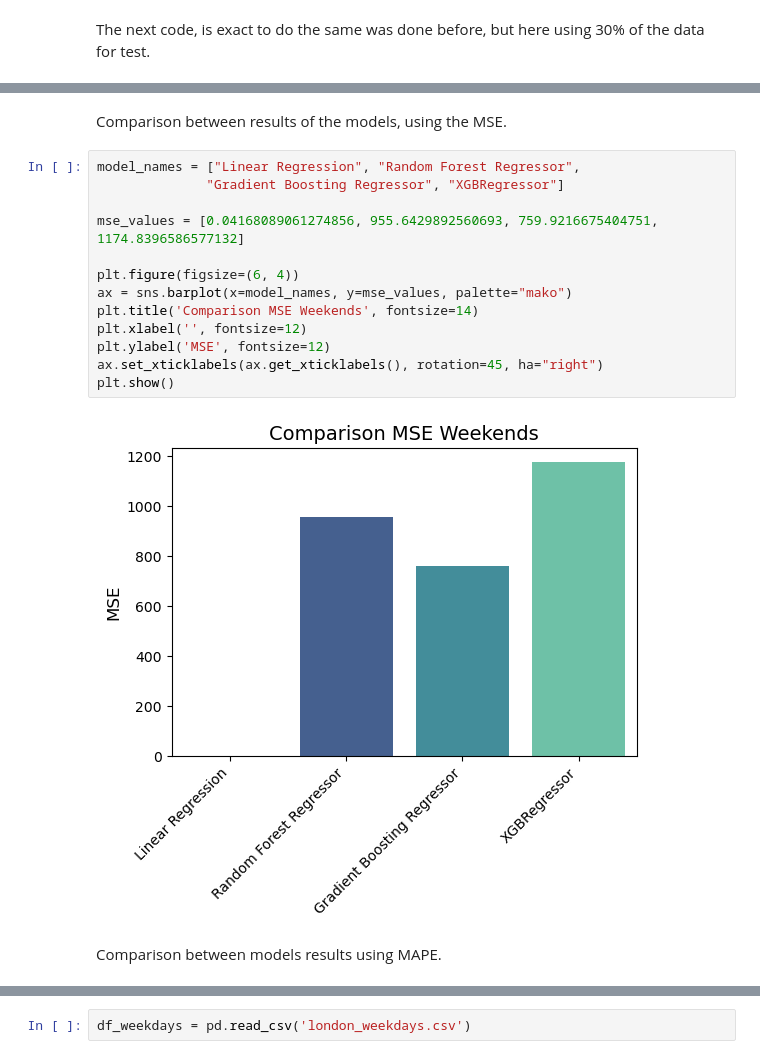
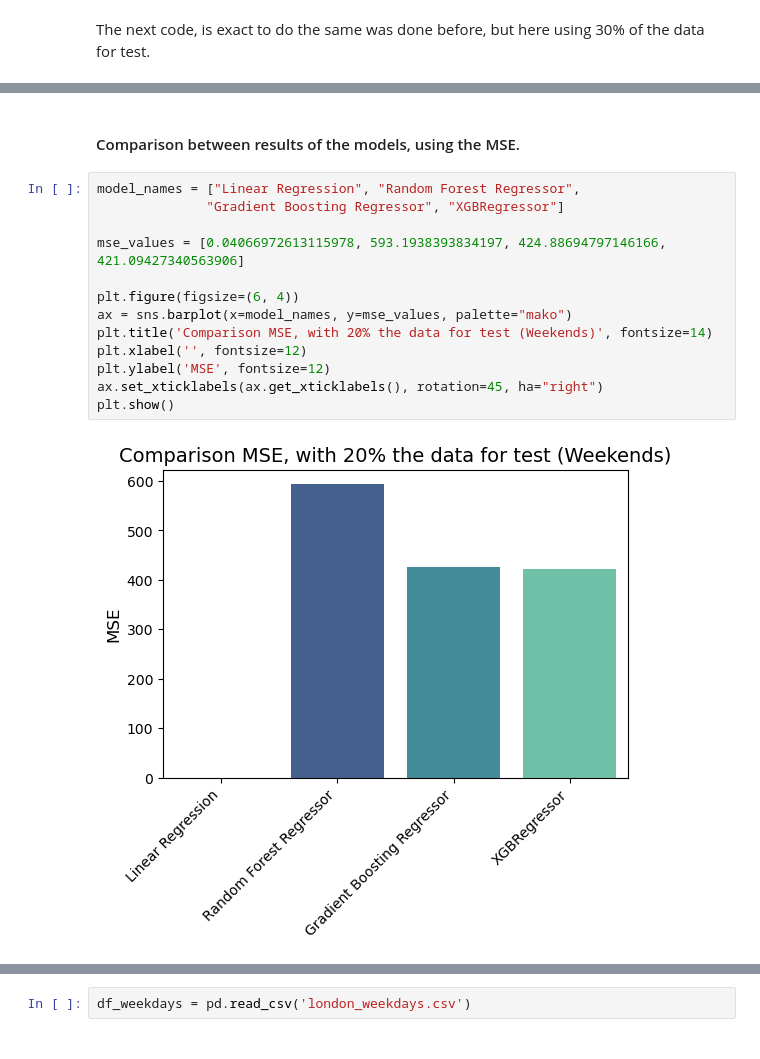
Before and after one commit to Babreucosta/CA2_Strategic_Thinking, a Jupyter notebook: CA 2 Strategic Thinking.ipynb, the cells around one changed output, grey strips where cells are left out. Saved outputs shown, nothing was run; the diff lists cells and outputs as text.

```diff
--- a/CA 2 Strategic Thinking.ipynb
+++ b/CA 2 Strategic Thinking.ipynb
@@ -470,19 +528,17 @@ Mean Absolute Percentage Error (MAPE): 394.76%
 # %% [markdown]
-Comparison between results of the models, using the MSE.
+#### Comparison between results of the models, using the MSE.
 # %%
 model_names = ["Linear Regression", "Random Forest Regressor",
               "Gradient Boosting Regressor", "XGBRegressor"]
 
-mse_values = [0.04168089061274856, 955.6429892560693, 759.9216675404751, 1174.8396586577132]
+mse_values = [0.04066972613115978, 593.1938393834197, 424.88694797146166, 421.09427340563906]
 
 plt.figure(figsize=(6, 4))
 ax = sns.barplot(x=model_names, y=mse_values, palette="mako")
-plt.title('Comparison MSE Weekends', fontsize=14)
+plt.title('Comparison MSE, with 20% the data for test (Weekends)', fontsize=14)
 plt.xlabel('', fontsize=12)
 plt.ylabel('MSE', fontsize=12)
 ax.set_xticklabels(ax.get_xticklabels(), rotation=45, ha="right")
 plt.show()
 # %% [output]
-[figure, old version]
+[figure, new version]
-# %% [markdown]
-Comparison between models results using MAPE.
```
Also changed, not shown: parts of 65 cells of this notebook.
